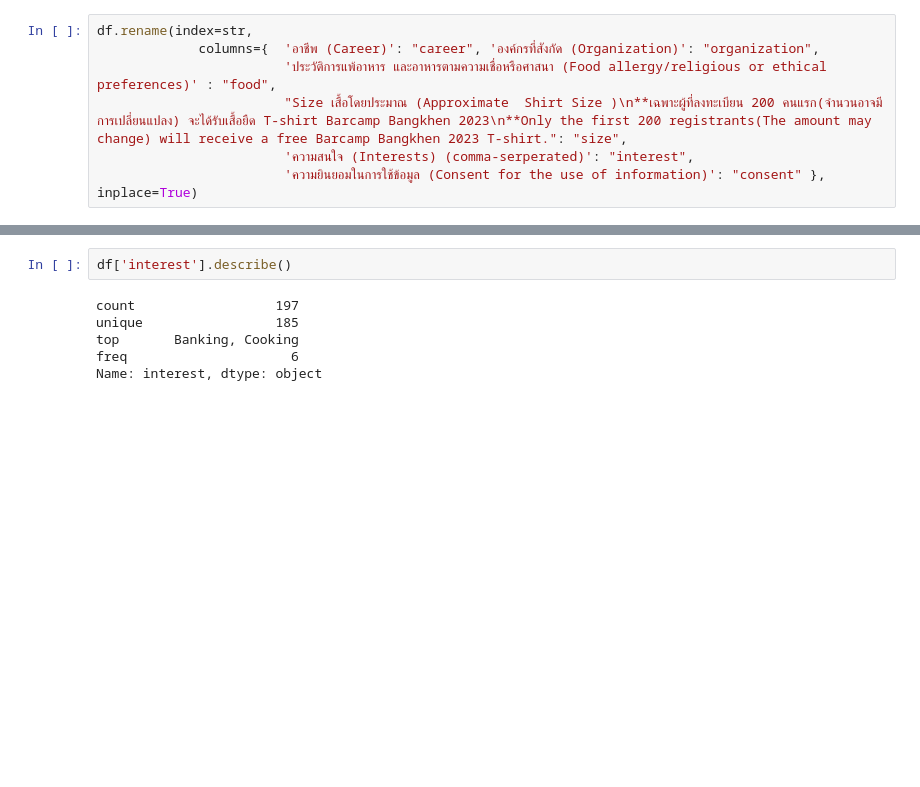
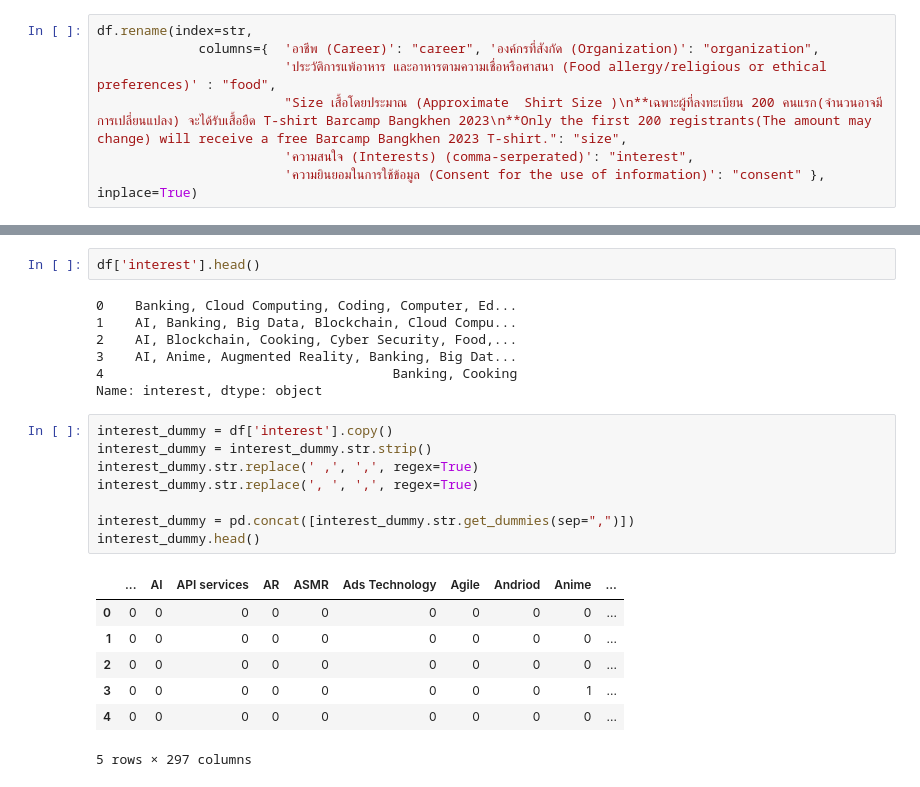
Before and after one commit to Kopzzz/BCBK2023-Participant-Insights, a Jupyter notebook: code/BCBK2023_Cleaning&EDA.ipynb, the cells around one changed output, grey strips where cells are left out. Drawn from its saved outputs; the diff is of its cells as text; blank space fills up the shorter version.

```diff
--- a/code/BCBK2023_Cleaning&EDA.ipynb
+++ b/code/BCBK2023_Cleaning&EDA.ipynb
@@ -44,10 +45,27 @@ df.head()
 | 3 | 1/16/2023 19:38:45 | นักศึกษาปริญญาโท | จุฬาลงกรณ์มหาวิทยาลัย | ไม่แพ้อาหารหรือความต้องการด้านอาห... | L | AI, Anime, Augmented Reality, Ban... | ยินยอม (Consent) |
 | 4 | 1/16/2023 19:39:38 | - | NaN | ไม่แพ้อาหารหรือความต้องการด้านอาห... | XL | Banking, Cooking | ยินยอม (Consent) |
 # %%
-df['interest'].describe()
+df['interest'].head()
 # %% [output]
-count                  197
-unique                 185
-top       Banking, Cooking
-freq                     6
+0    Banking, Cloud Computing, Coding, Computer, Ed...
+1    AI, Banking, Big Data, Blockchain, Cloud Compu...
+2    AI, Blockchain, Cooking, Cyber Security, Food,...
+3    AI, Anime, Augmented Reality, Banking, Big Dat...
+4                                     Banking, Cooking
 Name: interest, dtype: object
+# %%
+interest_dummy = df['interest'].copy()
+interest_dummy = interest_dummy.str.strip()
+interest_dummy.str.replace(' ,', ',', regex=True)
+interest_dummy.str.replace(', ', ',', regex=True)
+
+interest_dummy = pd.concat([interest_dummy.str.get_dummies(sep=",")])
+interest_dummy.head()
+# %% [output]
+|  | ... | AI | API services | AR | ASMR | Ads Technology | Agile | Andriod | Anime | ... |
+| 0 | 0 | 0 | 0 | 0 | 0 | 0 | 0 | 0 | 0 | ... |
+| 1 | 0 | 0 | 0 | 0 | 0 | 0 | 0 | 0 | 0 | ... |
+| 2 | 0 | 0 | 0 | 0 | 0 | 0 | 0 | 0 | 0 | ... |
+| 3 | 0 | 0 | 0 | 0 | 0 | 0 | 0 | 0 | 1 | ... |
+| 4 | 0 | 0 | 0 | 0 | 0 | 0 | 0 | 0 | 0 | ... |
+5 rows × 297 columns
```
Also changed, not shown: parts of 6 cells of this notebook.
